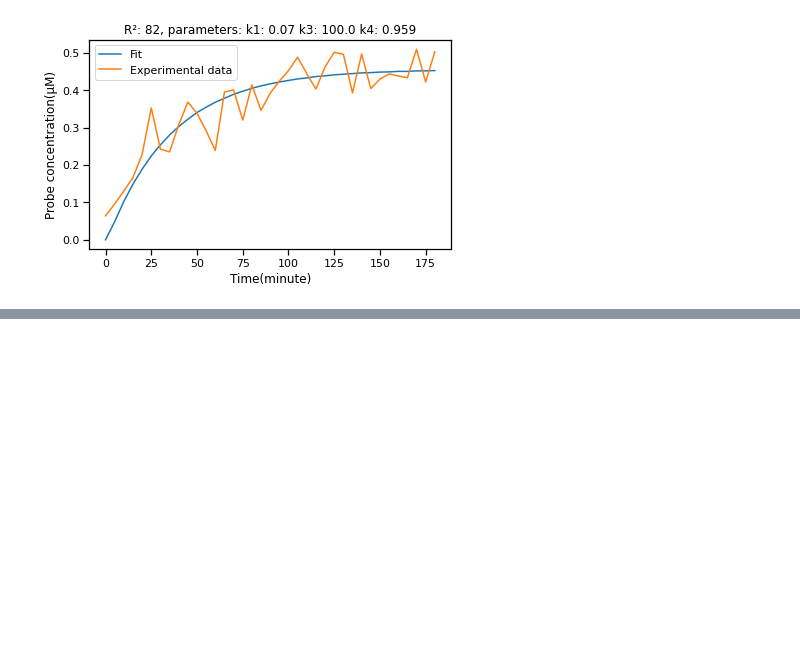
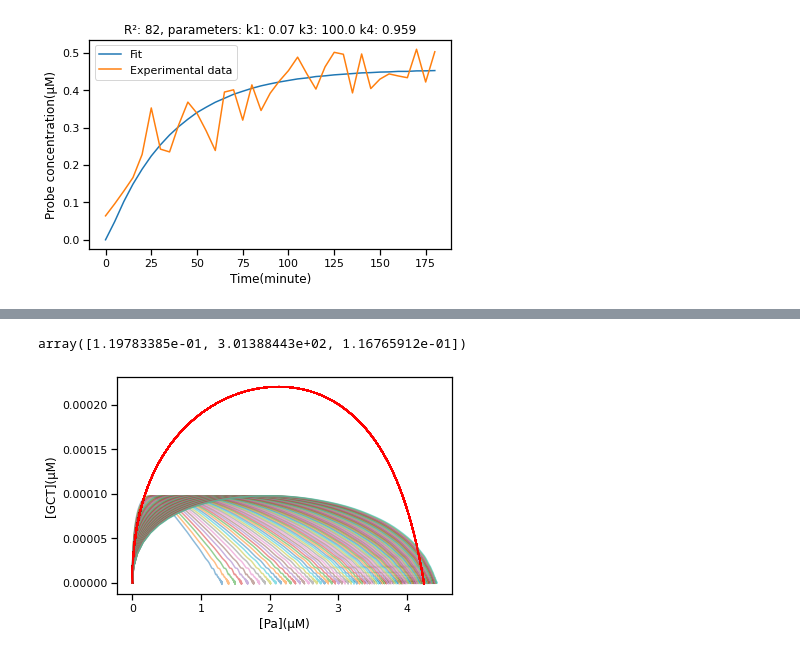
Before and after one commit to NessLfy/iGEM, a Jupyter notebook: scripts/SHERLOCK_modeling.ipynb, the cells around one changed output, grey strips where cells are left out. Saved outputs shown, nothing was run; the diff lists cells and outputs as text; code cells hidden in the pictures; blank space fills up the shorter version.

```diff
--- a/scripts/SHERLOCK_modeling.ipynb
+++ b/scripts/SHERLOCK_modeling.ipynb
@@ -472,0 +507,27 @@ for i in range(3):
+# %%
+res.x
+# %% [output]
+array([1.19783385e-01, 3.01388443e+02, 1.16765912e-01])
+# %%
+z = [GC0,GCT0,Pa0,Pi0,Tc0,Tu0]
+times = np.linspace(0,480,1000)
+
+sole = solve_ivp(system,t_span =[0, times.max()], y0= z , args =([res.x]),
+                    t_eval=times,dense_output=True)
+n = sole.sol(times)
+
+for i in np.linspace(100,1000,100):
+    param  = [k1,i,k4]
+    sol = solve_ivp(system,t_span =[0, times.max()], y0= z , args =([param]),
+                        t_eval=times,dense_output=True)
+    m = sol.sol(times)
+
+    plt.plot(m[2],m[1],alpha=0.5,label=str(round(i,4)))
+    plt.plot(n[2],n[1],color="r")
+
+    plt.ylabel('[GCT](µM)')
+    plt.xlabel('[Pa](µM)')
+    #plt.legend()
+plt.show()
+# %% [output]
+[figure, added]
```
Also changed, not shown: parts of 5 cells of this notebook.
